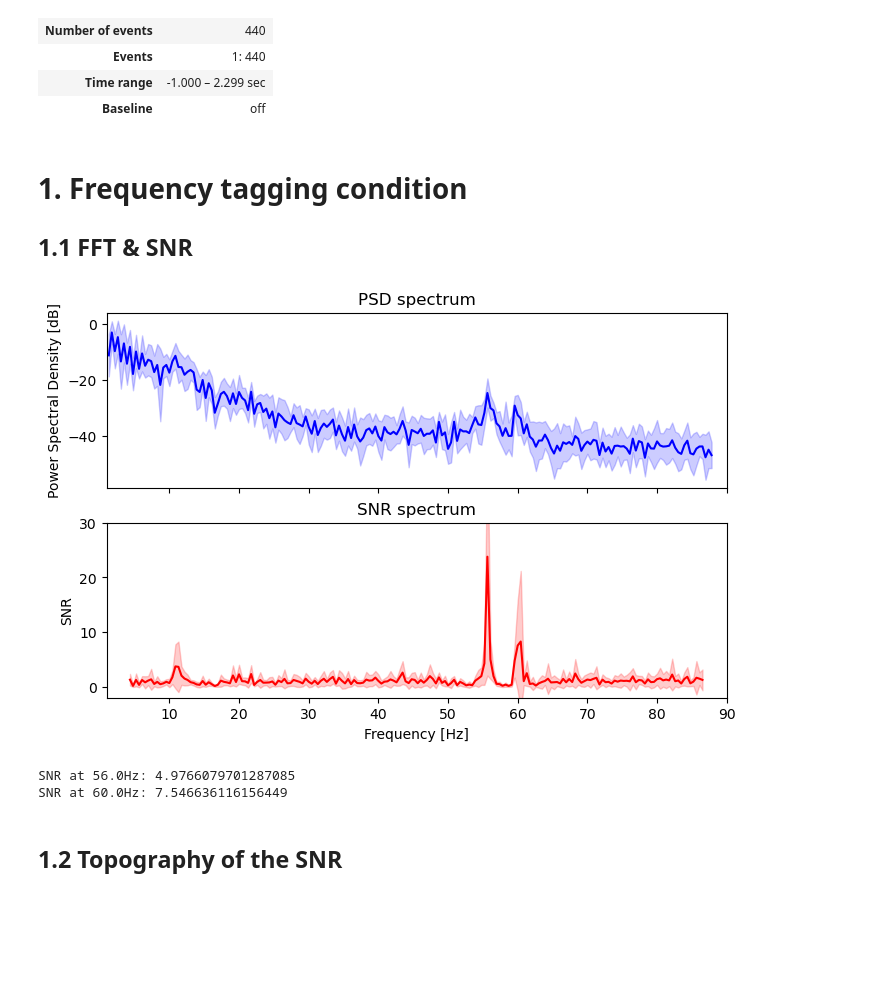
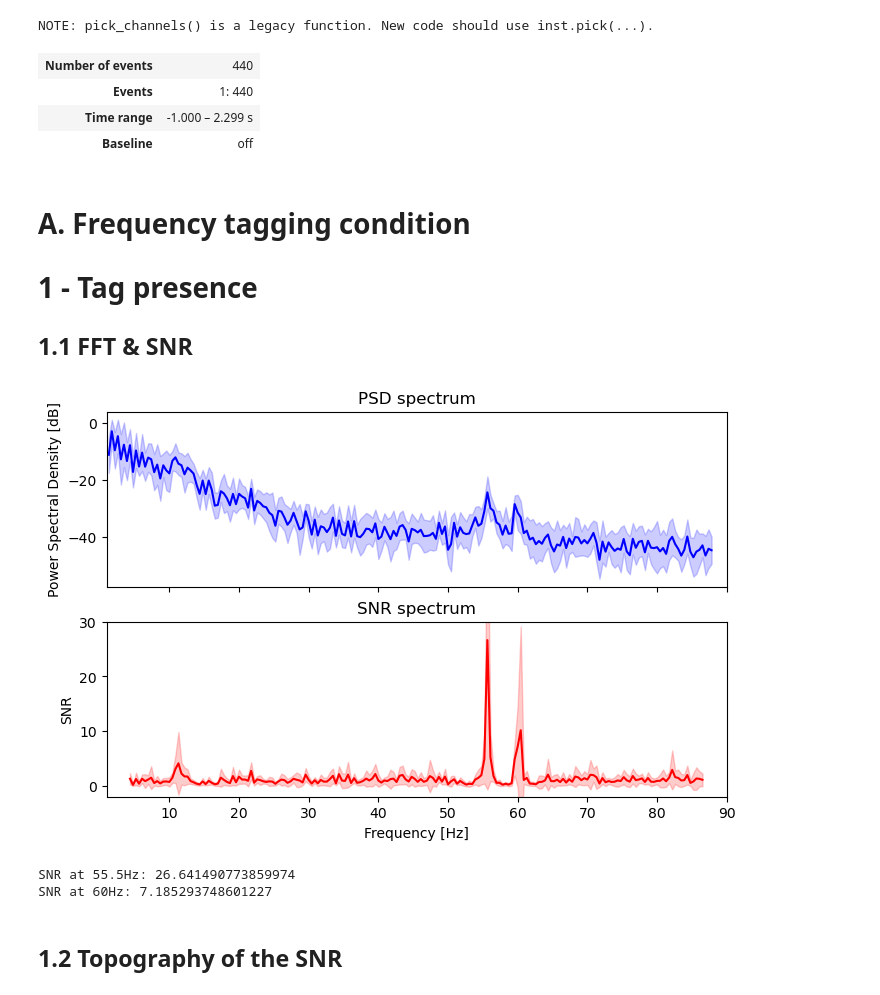
Before and after one commit to LpZamora/RIFT_thesis_expe1, a Jupyter notebook: 3_analysis_template.ipynb, the cells around one changed output. Drawn from its saved outputs; the diff is of its cells as text; code cells hidden in the pictures; blank space fills up the shorter version.

```diff
--- a/3_analysis_template.ipynb
+++ b/3_analysis_template.ipynb
@@ -1,4 +1,5 @@
 # %%
+# Modif target_binary, ignore_column for next participant ????????????????????????????
 data_path = '/home/lea/Documents/obsidian_notes/masterADS/ads_thesis_RIFT'
 trial_info_file = '/A0_kabir/converted/trialinfo_matrix_A0_cleanedtrials.mat'
 data_file = '/A0_kabir/Experimental/data.mat'
@@ -10,7 +11,7 @@ electrodes_kabir = ['POz', 'PO3', 'PO4', 'Pz', 'P1', 'P3', 'Oz', 'O1', 'O2']
 # Dic to index trial_info matrix
 info_colnames = {'0':0 ,'1':1 ,'RT':2,'PTB_check_RT_error':3, 'answer':4,'stimuli_target_interval':5,\
                       'base_delay':6, 'flicker_sides':7, 'cued_side':8, 'orients_L':9, 'orients_r':10,\
-                      'correct_resp':11, 'target_angle':12, 'tagging_type':13, 'trial_number':14}
+                      'ignore_column':11, 'target_angle':12, 'tagging_type':13, 'trial_number':14}
 # %%
 import scipy.io as sio
 import scipy
@@ -40,0 +28,20 @@ Adding metadata with 15 columns
+# %%
+# Get target binary (i.e if a shift happened)
+f = sio.loadmat(f'{data_path}{data_file}')
+target_binary =f['data']['targets_binary'][0][0]
+# Remove practice trials
+target_binary = target_binary[1:,:]
+# Collapse to trial indexes
+original_shape = target_binary.shape
+new_shape = (original_shape[0] * original_shape[1],) + original_shape[2:]
+target_binary = np.reshape(target_binary, new_shape)
+target_binary = pd.DataFrame({'trial_number':np.arange(target_binary.shape[0]), 'target_binary':target_binary})
+
+# Create pd df to pass to mne metadata
+pd_info = pd.DataFrame(trial_info, columns=info_colnames.keys())
+pd_info['trial_number']= pd_info['trial_number'].astype(int) - 1
+pd_info = pd.merge(pd_info, target_binary, on = 'trial_number')
+
+# Load eeg epochs .fif and add metadata
+epochs = mne.read_epochs(f'{data_path}{epoch_file}')
+epochs.metadata = pd_info
@@ -42,12 +59,17 @@ Adding metadata with 15 columns
 # Keep only posterior electrodes
 epochs.pick_channels(relevant_electrodes)
 # %% [output]
+NOTE: pick_channels() is a legacy function. New code should use inst.pick(...).
 | Number of events | 440 |
 | Events | 1: 440 |
-| Time range | -1.000 – 2.299 sec |
+| Time range | -1.000 – 2.299 s |
 | Baseline | off |
+# %%
+# Keep only trials where there was no target
+epochs = epochs['target_binary==0']
 # %% [markdown]
-# 1. Frequency tagging condition
+# A. Frequency tagging condition
+# 1 - Tag presence
 ## 1.1 FFT & SNR
 # %%
 epochs_freqtag = epochs['tagging_type==0'].copy()
@@ -61,7 +83,7 @@ fmin = 1.0
 fmax = 90.0
 sfreq = epochs_freqtag.info["sfreq"]
 
-# Spectrum averaged over all trials
+# Spectrum of the signal averaged over trials
 spectrum = epochs_freqtag.copy().average().compute_psd(
     "welch",
     n_fft=int(sfreq * (tmax - tmin)),
@@ -74,7 +96,7 @@ spectrum = epochs_freqtag.copy().average().compute_psd(
     window="boxcar",
     verbose=False,
 )
-psds, freqs = spectrum.get_data(return_freqs=True)
+psds, freqs_psd = spectrum.get_data(return_freqs=True)
 
 # Signal to noise ratio (Meigen & Bach (1999)) (?? voir tuto pour explications, on ignore les bandes les plus proches car la fenetre target est tres etroite ?)
 
@@ -126,52 +148,52 @@ def snr_spectrum(psd, noise_n_neighbor_freqs=1, noise_skip_neighbor_freqs=1):
     return psd / mean_noise
 
 # Get SNR on all frequency ranges, excluding close neighbors (±2Hz) from regularizing points (ask how many nei in original paper??
-bin_size = np.diff(freqs)[0]
+bin_size = np.diff(freqs_psd)[0]
 skip_nei = int((2 - bin_size/2)//bin_size)
 
 snrs = snr_spectrum(psds, noise_n_neighbor_freqs=3, noise_skip_neighbor_freqs = skip_nei)
 # %%
 %matplotlib inline
 fig, axes = plt.subplots(2, 1, sharex="all", sharey="none", figsize=(8, 5))
 freq_range = range(
-    np.where(np.floor(freqs) == 1.0)[0][0], np.where(np.ceil(freqs) == fmax - 1)[0][0]
+    np.where(np.floor(freqs_psd) == 1.0)[0][0], np.where(np.ceil(freqs_psd) == fmax - 1)[0][0]
 )
 
 psds_plot = 10 * np.log10(psds)
 psds_mean = psds_plot.mean(axis=(0))[freq_range]
 psds_std = psds_plot.std(axis=(0))[freq_range]
-axes[0].plot(freqs[freq_range], psds_mean, color="b")
+axes[0].plot(freqs_psd[freq_range], psds_mean, color="b")
 axes[0].fill_between(
-    freqs[freq_range], psds_mean - psds_std, psds_mean + psds_std, color="b", alpha=0.2
+    freqs_psd[freq_range], psds_mean - psds_std, psds_mean + psds_std, color="b", alpha=0.2
 )
 axes[0].set(title="PSD spectrum", ylabel="Power Spectral Density [dB]")
 
 # SNR spectrum
 snr_mean = snrs.mean(axis=(0))[freq_range]
 snr_std = snrs.std(axis=(0))[freq_range]
 
-axes[1].plot(freqs[freq_range], snr_mean, color="r")
+axes[1].plot(freqs_psd[freq_range], snr_mean, color="r")
 axes[1].fill_between(
-    freqs[freq_range], snr_mean - snr_std, snr_mean + snr_std, color="r", alpha=0.2
+    freqs_psd[freq_range], snr_mean - snr_std, snr_mean + snr_std, color="r", alpha=0.2
 )
 axes[1].set(
     title="SNR spectrum",
     xlabel="Frequency [Hz]",
     ylabel="SNR",
     ylim=[-2, 30],
     xlim=[fmin, fmax],
 )
 fig.show()
 # %% [output]
-[figure, old version]
+[figure, new version]
 # %%
 # Extract SNR values at the stimulation frequency --- ??? a corriger + ?en fun du cued
-stim_freq1 = 56.0
-stim_freq2 = 60.0
+stim_freq1 = 55.5
+stim_freq2 = 60
 
 # find index of frequency bin closest to stimulation frequency
-i_bin_1 = np.argmin(abs(freqs - stim_freq1))
-i_bin_2 = np.argmin(abs(freqs - stim_freq2))
+i_bin_1 = np.argmin(abs(freqs_psd - stim_freq1))
+i_bin_2 = np.argmin(abs(freqs_psd - stim_freq2))
 
 # Apply the subset
 snrs_target1 = snrs[:, i_bin_1]
@@ -179,5 +201,5 @@ snrs_target2 = snrs[:, i_bin_2]
 print(f'SNR at {stim_freq1}Hz: {snrs_target1.mean()}')
 print(f'SNR at {stim_freq2}Hz: {snrs_target2.mean()}')
 # %% [output]
-SNR at 56.0Hz: 4.9766079701287085
-SNR at 60.0Hz: 7.546636116156449
+SNR at 55.5Hz: 26.641490773859974
+SNR at 60Hz: 7.185293748601227
```
Also changed, not shown: parts of 63 cells of this notebook, 3 other files.
